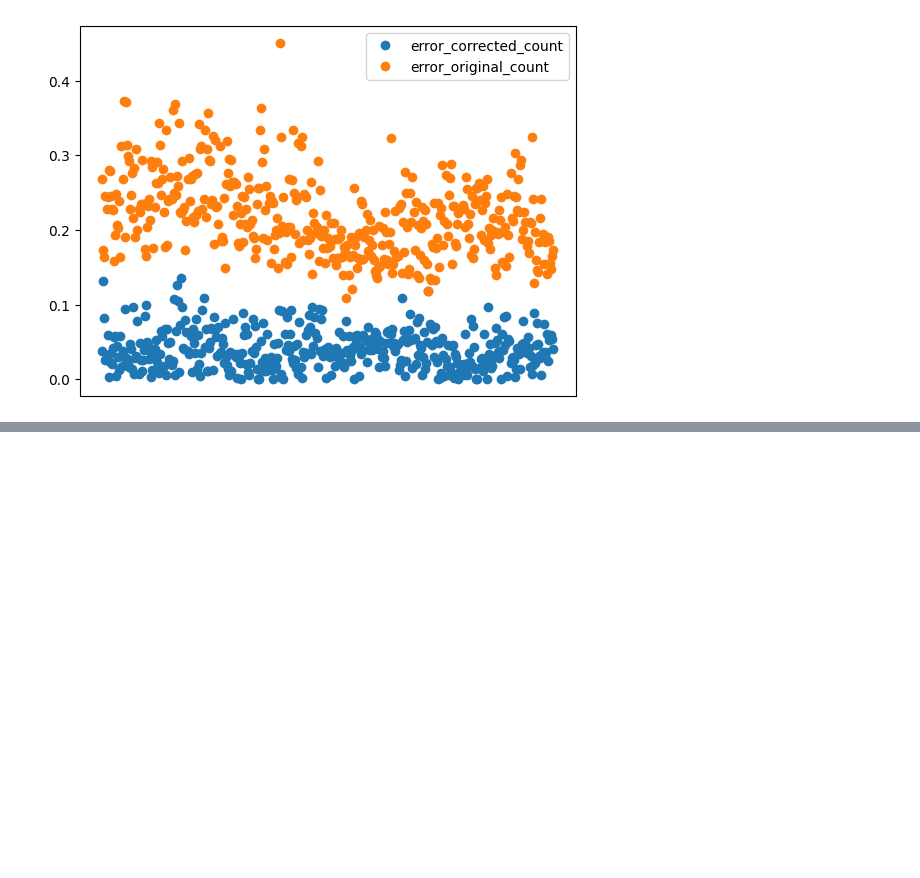
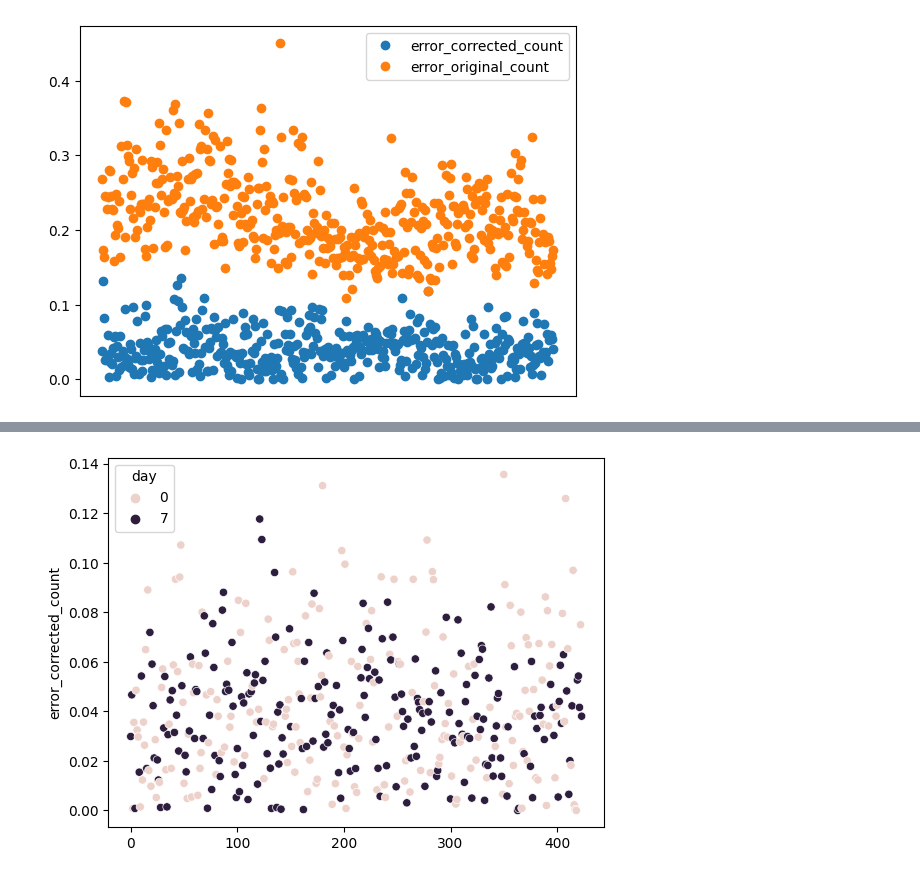
Before and after one commit to gsiraji/Minimal-Lung-Model, a Jupyter notebook: Image_Analysis/Analysis/Corrected_Lumen_Analysis.ipynb, the cells around one changed output, grey strips where cells are left out. Saved outputs shown, nothing was run; the diff lists cells and outputs as text; code cells hidden in the pictures; blank space fills up the shorter version.

```diff
--- a/Image_Analysis/Analysis/Corrected_Lumen_Analysis.ipynb
+++ b/Image_Analysis/Analysis/Corrected_Lumen_Analysis.ipynb
@@ -117,0 +158,25 @@ ax.legend(['corrected','raw'])
+# %%
+def plot_column_with_permutation(df, column_name, hue_column):
+    # Get the values of the specified column and permute them randomly
+    column_values = df[column_name].values
+    permuted_order = np.random.permutation(len(column_values))
+    permuted_column = column_values[permuted_order]
+
+    # Get the values of the hue column and permute them using the same order
+    hue_values = df[hue_column].values
+    permuted_hue = hue_values[permuted_order]
+
+    # Create a DataFrame with the permuted column values and permuted hue column values
+    permuted_df = pd.DataFrame({column_name: permuted_column, hue_column: permuted_hue})
+
+    x = np.arange(len(permuted_column))
+
+    # Reset the index of the combined DataFrame
+    permuted_df = permuted_df.reset_index(drop=True)
+
+    # Plot using Seaborn with hue set to the specified column
+    sns.scatterplot(data=permuted_df, x=x, y=column_name, hue=hue_column)
+# %%
+plot_column_with_permutation(df2, 'error_corrected_count','day')
+# %% [output]
+[figure, added]
```
Also changed, not shown: parts of 5 cells of this notebook.
